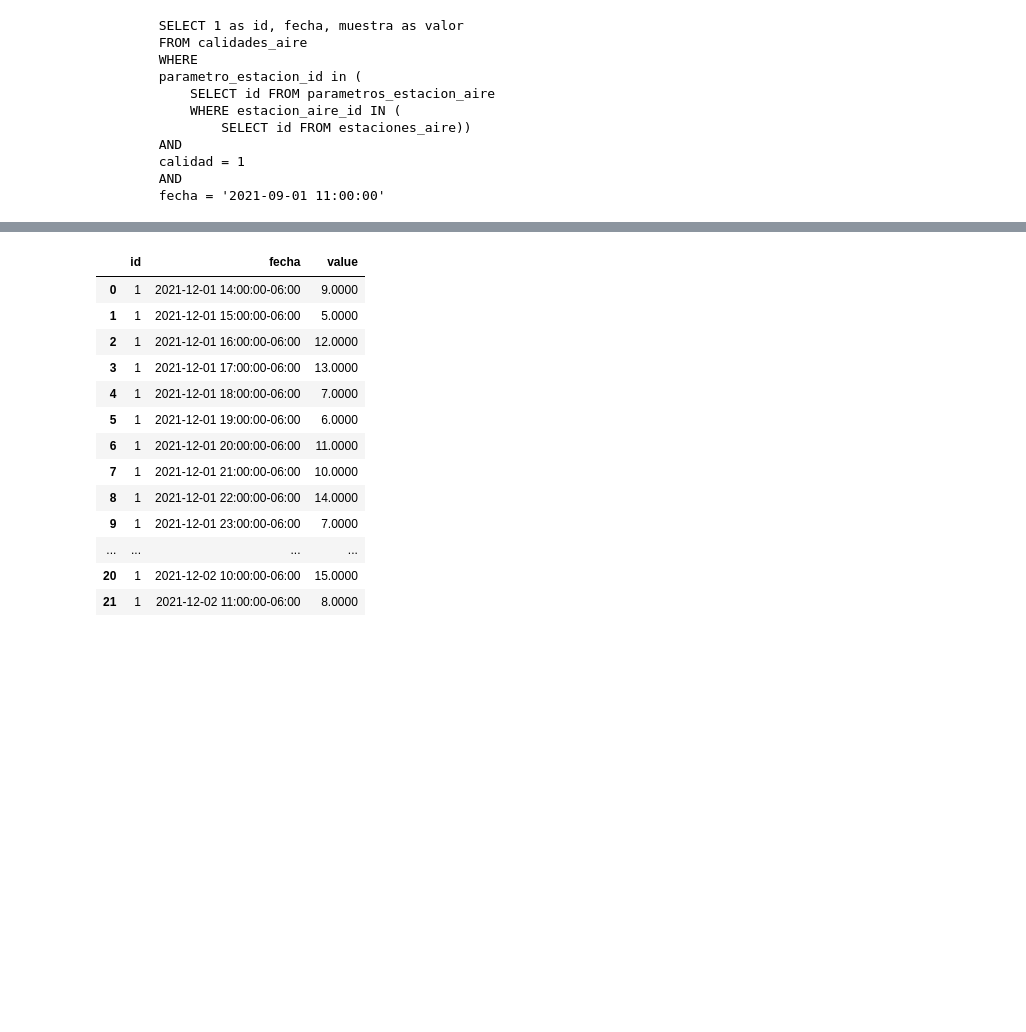
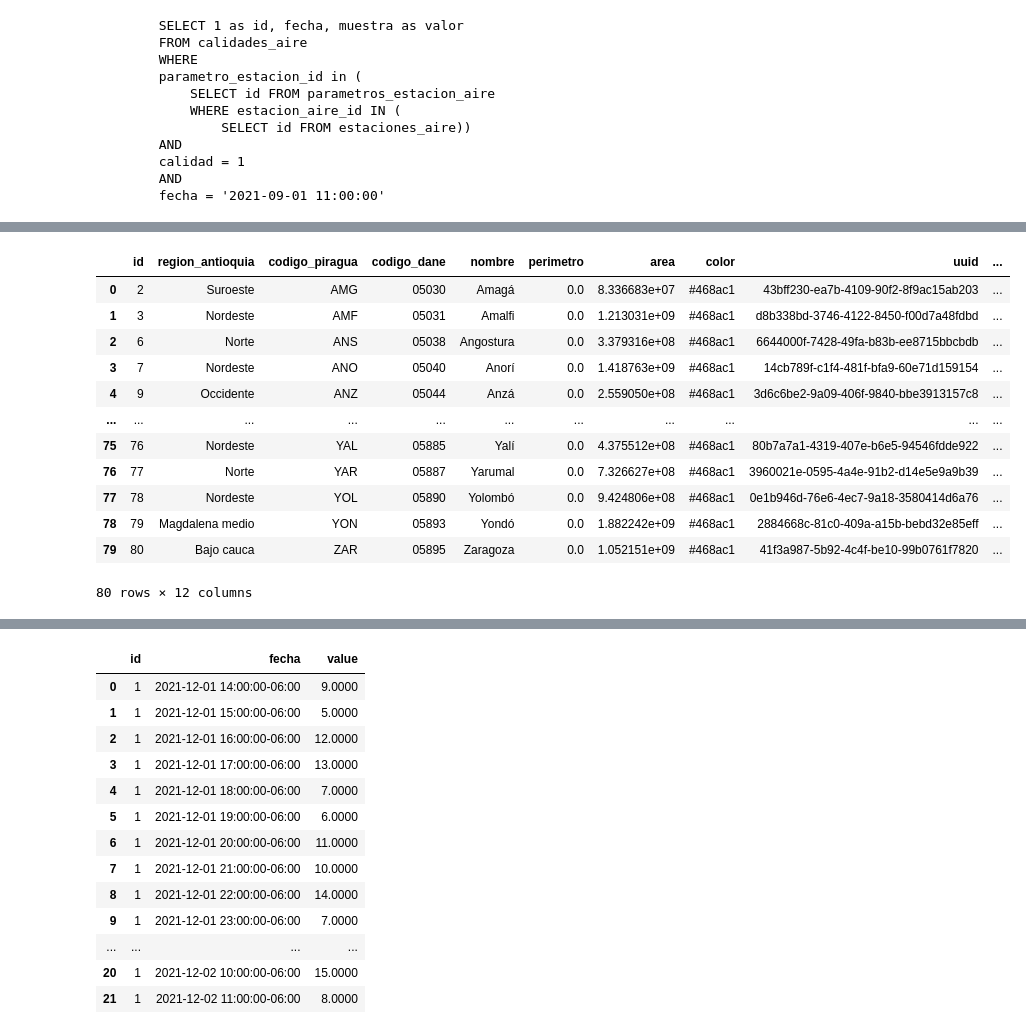
Before and after one commit to ospinals/piragua_backend_estaciones, a Jupyter notebook: Graficas/ConsultaAire.ipynb, the cells around one changed output, grey strips where cells are left out. Saved outputs shown, nothing was run; the diff lists cells and outputs as text; code cells hidden in the pictures; blank space fills up the shorter version.

```diff
--- a/Graficas/ConsultaAire.ipynb
+++ b/Graficas/ConsultaAire.ipynb
@@ -87,0 +98,16 @@ LINE 1: \d+ estaciones_aire
+# %%
+query_psql("select * from municipios")
+# %% [output]
+|  | id | region_antioquia | codigo_piragua | codigo_dane | nombre | perimetro | area | color | uuid | ... |
+| 0 | 2 | Suroeste | AMG | 05030 | Amagá | 0.0 | 8.336683e+07 | #468ac1 | 43bff230-ea7b-4109-90f2-8f9ac15ab203 | ... |
+| 1 | 3 | Nordeste | AMF | 05031 | Amalfi | 0.0 | 1.213031e+09 | #468ac1 | d8b338bd-3746-4122-8450-f00d7a48fdbd | ... |
+| 2 | 6 | Norte | ANS | 05038 | Angostura | 0.0 | 3.379316e+08 | #468ac1 | 6644000f-7428-49fa-b83b-ee8715bbcbdb | ... |
+| 3 | 7 | Nordeste | ANO | 05040 | Anorí | 0.0 | 1.418763e+09 | #468ac1 | 14cb789f-c1f4-481f-bfa9-60e71d159154 | ... |
+| 4 | 9 | Occidente | ANZ | 05044 | Anzá | 0.0 | 2.559050e+08 | #468ac1 | 3d6c6be2-9a09-406f-9840-bbe3913157c8 | ... |
+| ... | ... | ... | ... | ... | ... | ... | ... | ... | ... | ... |
+| 75 | 76 | Nordeste | YAL | 05885 | Yalí | 0.0 | 4.375512e+08 | #468ac1 | 80b7a7a1-4319-407e-b6e5-94546fdde922 | ... |
+| 76 | 77 | Norte | YAR | 05887 | Yarumal | 0.0 | 7.326627e+08 | #468ac1 | 3960021e-0595-4a4e-91b2-d14e5e9a9b39 | ... |
+| 77 | 78 | Nordeste | YOL | 05890 | Yolombó | 0.0 | 9.424806e+08 | #468ac1 | 0e1b946d-76e6-4ec7-9a18-3580414d6a76 | ... |
+| 78 | 79 | Magdalena medio | YON | 05893 | Yondó | 0.0 | 1.882242e+09 | #468ac1 | 2884668c-81c0-409a-a15b-bebd32e85eff | ... |
+| 79 | 80 | Bajo cauca | ZAR | 05895 | Zaragoza | 0.0 | 1.052151e+09 | #468ac1 | 41f3a987-5b92-4c4f-be10-99b0761f7820 | ... |
+80 rows × 12 columns
```
Also changed, not shown: parts of 9 cells of this notebook, 14 other files.
